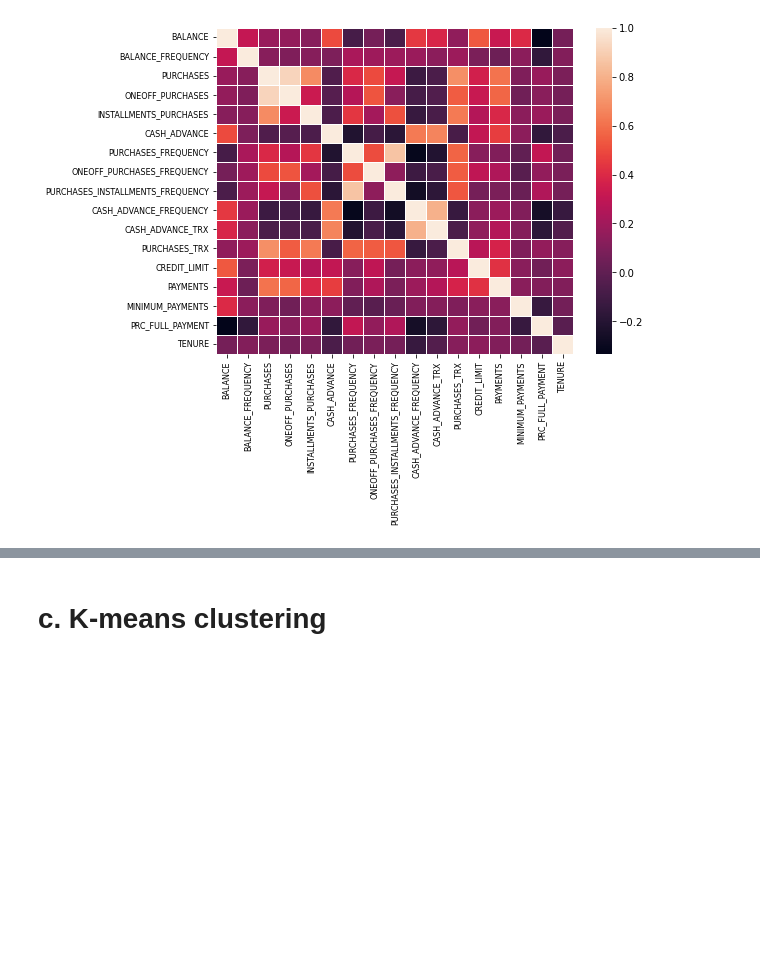
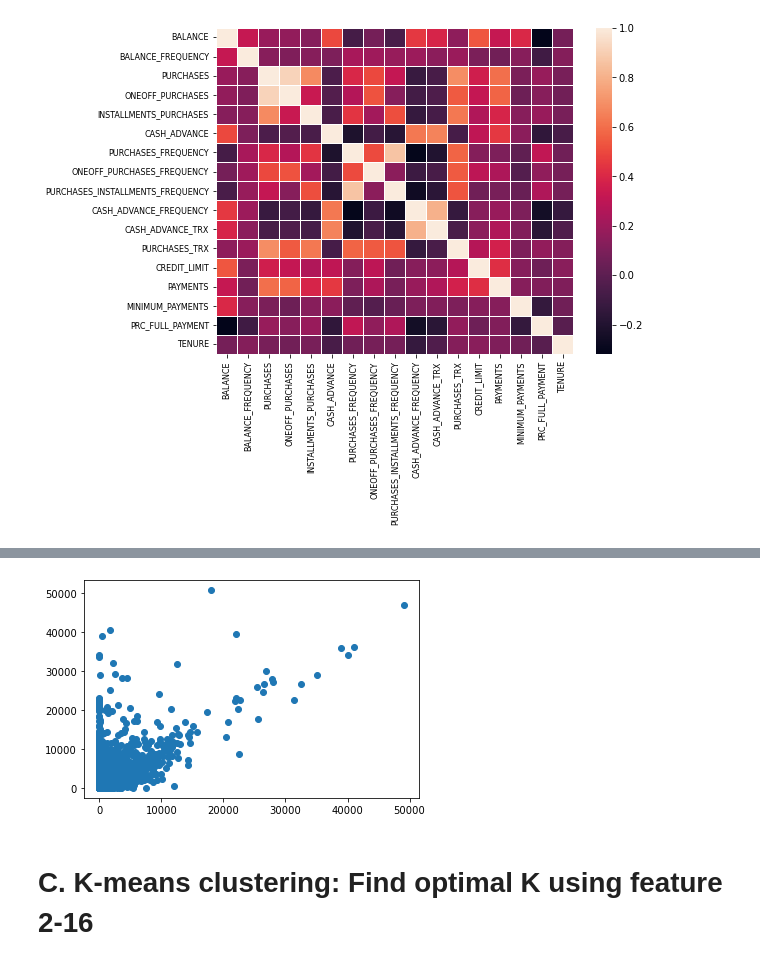
Before and after one commit to cristhianroman667/csce633_hw04, a Jupyter notebook: roman_cristhian_hw4_csce633.ipynb, the cells around one changed output, grey strips where cells are left out. Saved outputs shown, nothing was run; the diff lists cells and outputs as text; code cells hidden in the pictures; blank space fills up the shorter version.

```diff
--- a/roman_cristhian_hw4_csce633.ipynb
+++ b/roman_cristhian_hw4_csce633.ipynb
@@ -84,2 +138,8 @@ plt.show()
+# %%
+plt.figure()
+plt.scatter(df.PURCHASES, df.PAYMENTS)
+plt.show()
+# %% [output]
+[figure, added]
 # %% [markdown]
-# c. K-means clustering
+# C. K-means clustering: Find optimal K using feature 2-16
```
Also changed, not shown: parts of 78 cells of this notebook, 2 other files.
